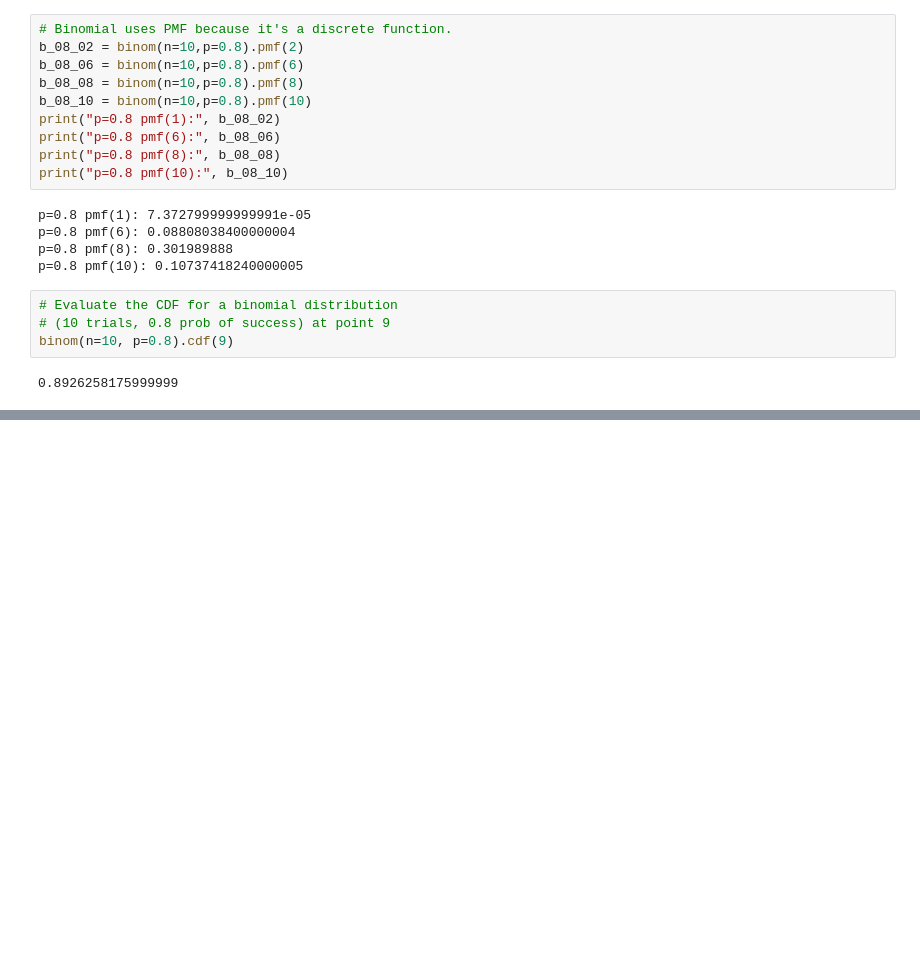
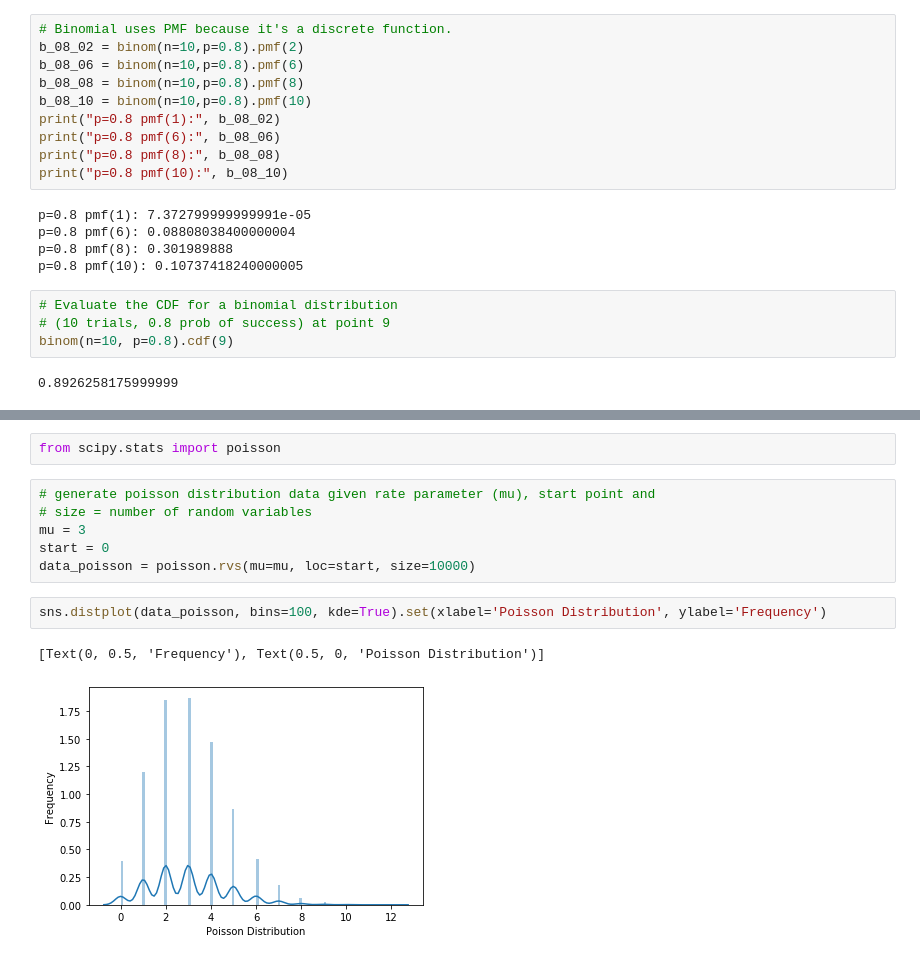
Before and after one commit to elisiojsj/Reference-Materials, a Jupyter notebook: Probability_distributions.ipynb, the cells around one changed output, grey strips where cells are left out. Drawn from its saved outputs; the diff is of its cells as text; blank space fills up the shorter version.

```diff
--- a/Probability_distributions.ipynb
+++ b/Probability_distributions.ipynb
@@ -198,0 +243,13 @@ binom(n=10, p=0.8).cdf(9)
+# %%
+from scipy.stats import poisson
+# %%
+# generate poisson distribution data given rate parameter (mu), start point and
+# size = number of random variables
+mu = 3
+start = 0
+data_poisson = poisson.rvs(mu=mu, loc=start, size=10000)
+# %%
+sns.distplot(data_poisson, bins=100, kde=True).set(xlabel='Poisson Distribution', ylabel='Frequency')
+# %% [output]
+[Text(0, 0.5, 'Frequency'), Text(0.5, 0, 'Poisson Distribution')]
+[figure, added]
```
Also changed, not shown: parts of 25 cells of this notebook, 1 other file.
